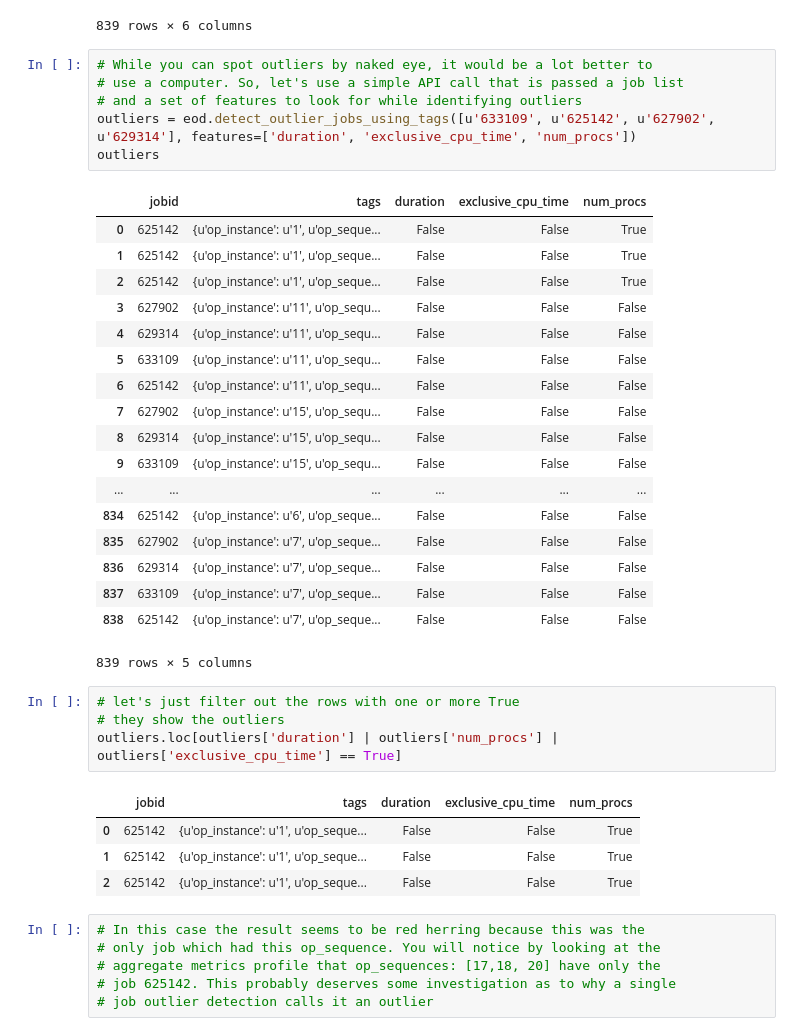
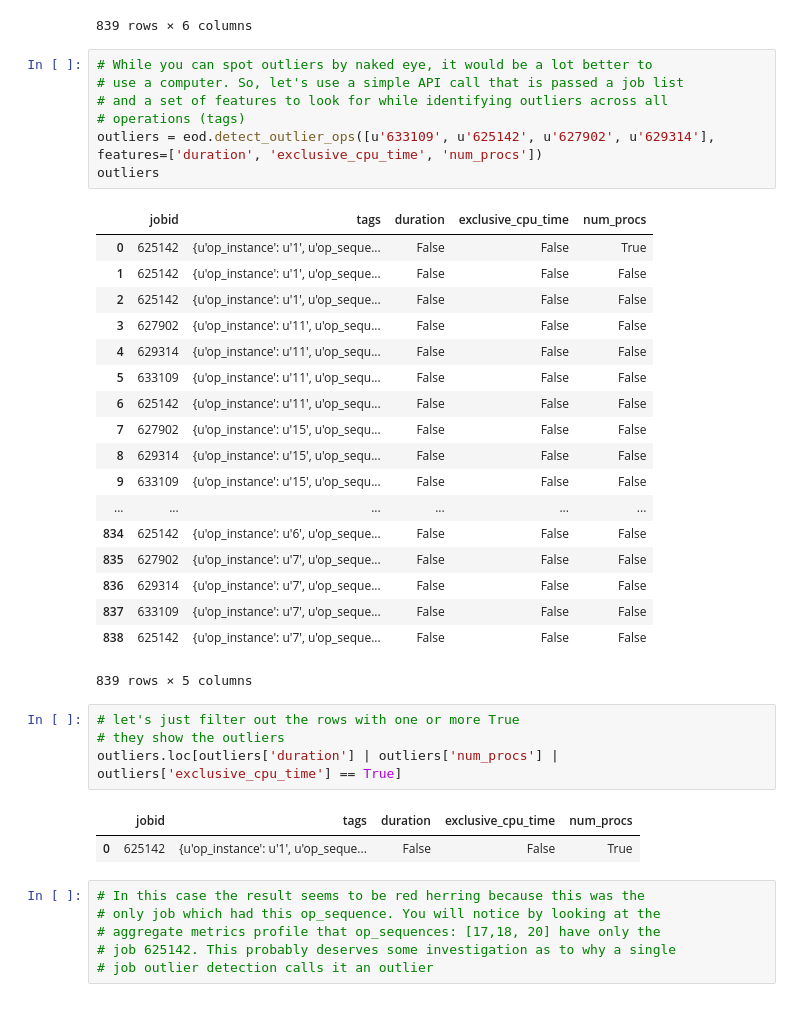
Before and after one commit to ilaflott/epmt, a Jupyter notebook: Outliers-API.ipynb, the cells around one changed output. Saved outputs shown, nothing was run; the diff lists cells and outputs as text.

Commit message:
updated eod notebook to use the simplified API calls and also added an example using our synthetic outlier workload generator.

```diff
--- a/Outliers-API.ipynb
+++ b/Outliers-API.ipynb
@@ -259,14 +259,15 @@ profile.sort_values(by=['tags'])[['job', 'tags', 'duration', 'exclusive_cpu_time
 # %%
 # While you can spot outliers by naked eye, it would be a lot better to
 # use a computer. So, let's use a simple API call that is passed a job list
-# and a set of features to look for while identifying outliers
-outliers = eod.detect_outlier_jobs_using_tags([u'633109', u'625142', u'627902', u'629314'], features=['duration', 'exclusive_cpu_time', 'num_procs'])
+# and a set of features to look for while identifying outliers across all
+# operations (tags)
+outliers = eod.detect_outlier_ops([u'633109', u'625142', u'627902', u'629314'], features=['duration', 'exclusive_cpu_time', 'num_procs'])
 outliers
 # %% [output]
 |  | jobid | tags | duration | exclusive_cpu_time | num_procs |
 | 0 | 625142 | {u'op_instance': u'1', u'op_seque... | False | False | True |
-| 1 | 625142 | {u'op_instance': u'1', u'op_seque... | False | False | True |
-| 2 | 625142 | {u'op_instance': u'1', u'op_seque... | False | False | True |
+| 1 | 625142 | {u'op_instance': u'1', u'op_seque... | False | False | False |
+| 2 | 625142 | {u'op_instance': u'1', u'op_seque... | False | False | False |
 | 3 | 627902 | {u'op_instance': u'11', u'op_sequ... | False | False | False |
 | 4 | 629314 | {u'op_instance': u'11', u'op_sequ... | False | False | False |
 | 5 | 633109 | {u'op_instance': u'11', u'op_sequ... | False | False | False |
@@ -288,8 +289,6 @@ outliers.loc[outliers['duration'] | outliers['num_procs'] | outliers['exclusive_
 # %% [output]
 |  | jobid | tags | duration | exclusive_cpu_time | num_procs |
 | 0 | 625142 | {u'op_instance': u'1', u'op_seque... | False | False | True |
-| 1 | 625142 | {u'op_instance': u'1', u'op_seque... | False | False | True |
-| 2 | 625142 | {u'op_instance': u'1', u'op_seque... | False | False | True |
 # %%
 # In this case the result seems to be red herring because this was the
 # only job which had this op_sequence. You will notice by looking at the
```
Also changed, not shown: parts of 5 cells of this notebook.
